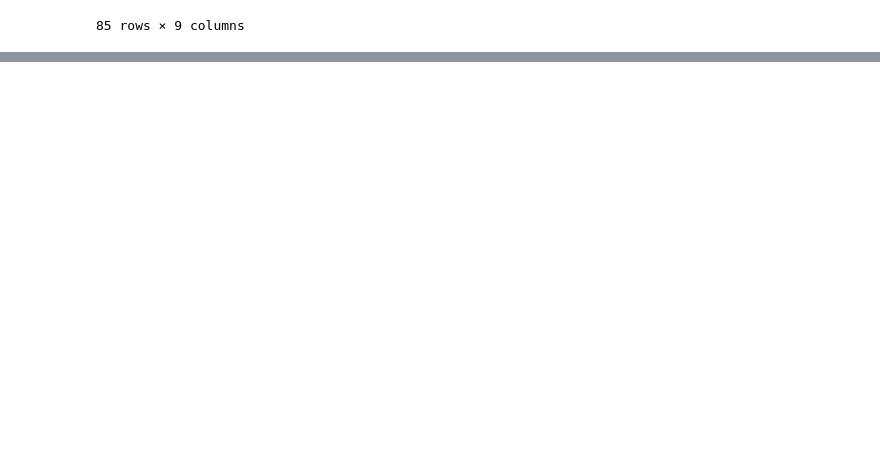
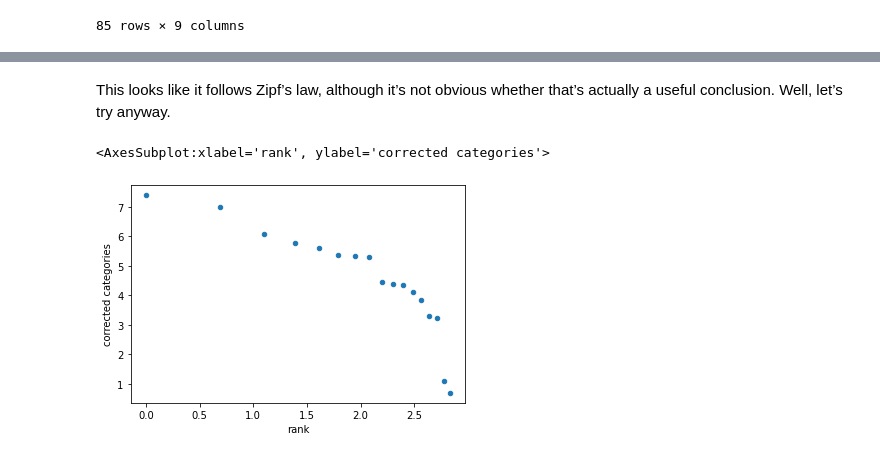
Before and after one commit to georgiarichards/georgiarichards.github.io, a Jupyter notebook: data/Web_scraper_PFDs.ipynb, the cells around one changed output, grey strips where cells are left out. Cells and saved outputs as stored; diff of their text form; code cells hidden in the pictures; blank space fills up the shorter version.

Commit message:
Cleaned up category information and added plot.

```diff
--- a/data/Web_scraper_PFDs.ipynb
+++ b/data/Web_scraper_PFDs.ipynb
@@ -735,0 +882,8 @@ areas
+# %%
+def process_categories(categories):
+    return [process_category(c) for c in categories]
+
+by_la["corrected categories"] = by_la["category"] \
+                .apply(lambda s: re.split("\||;", s)) \
+                .apply(process_categories)
+by_la["corrected categories"]
@@ -735,0 +905,3 @@ areas
+# %%
+categories_counts = by_la["corrected categories"].explode().value_counts()
+categories_counts.plot.bar()
@@ -735,0 +911,14 @@ areas
+# %% [markdown]
+This looks like it follows Zipf’s law, although it’s not obvious whether that’s actually a useful conclusion. Well, let’s try anyway.
+# %%
+categories_frame = categories_counts.to_frame()
+categories_frame.insert(
+    loc=0,
+    column="rank",
+    value=np.arange(1,1+len(categories_frame)))
+categories_frame["rank"] = np.log(categories_frame["rank"])
+categories_frame["corrected categories"] = np.log(categories_frame["corrected categories"])
+categories_frame.plot.scatter(x="rank",y="corrected categories")
+# %% [output]
+<AxesSubplot:xlabel='rank', ylabel='corrected categories'>
+[figure, added]
```
Also changed, not shown: parts of 31 cells of this notebook, 8 other files.
